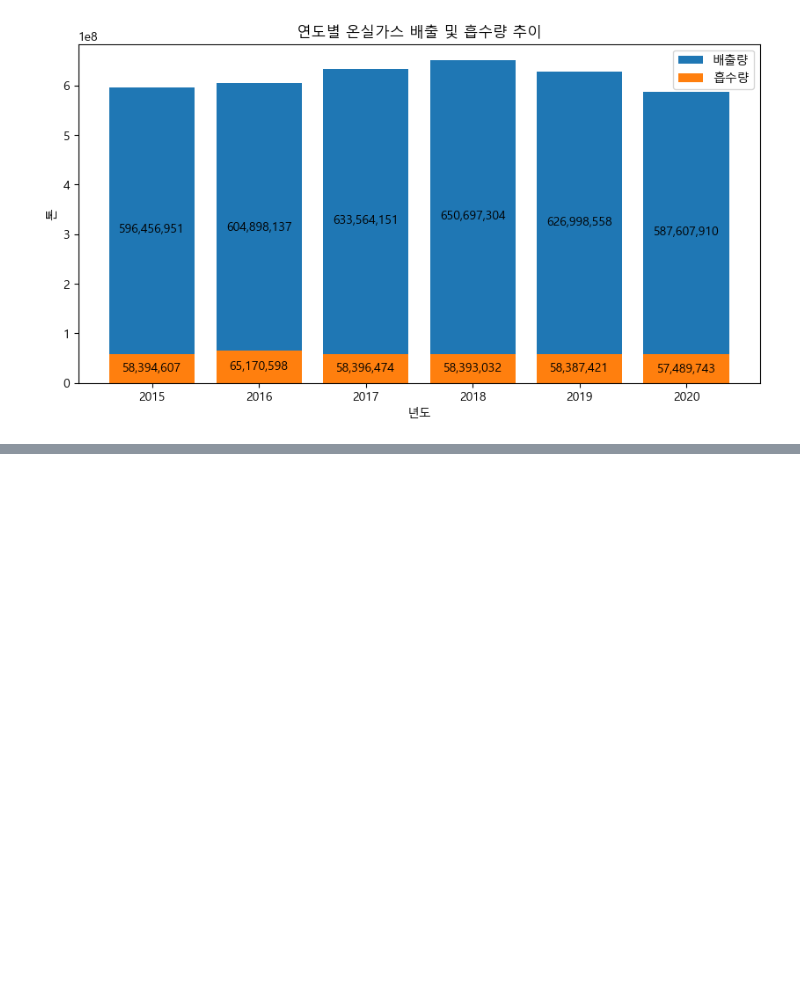
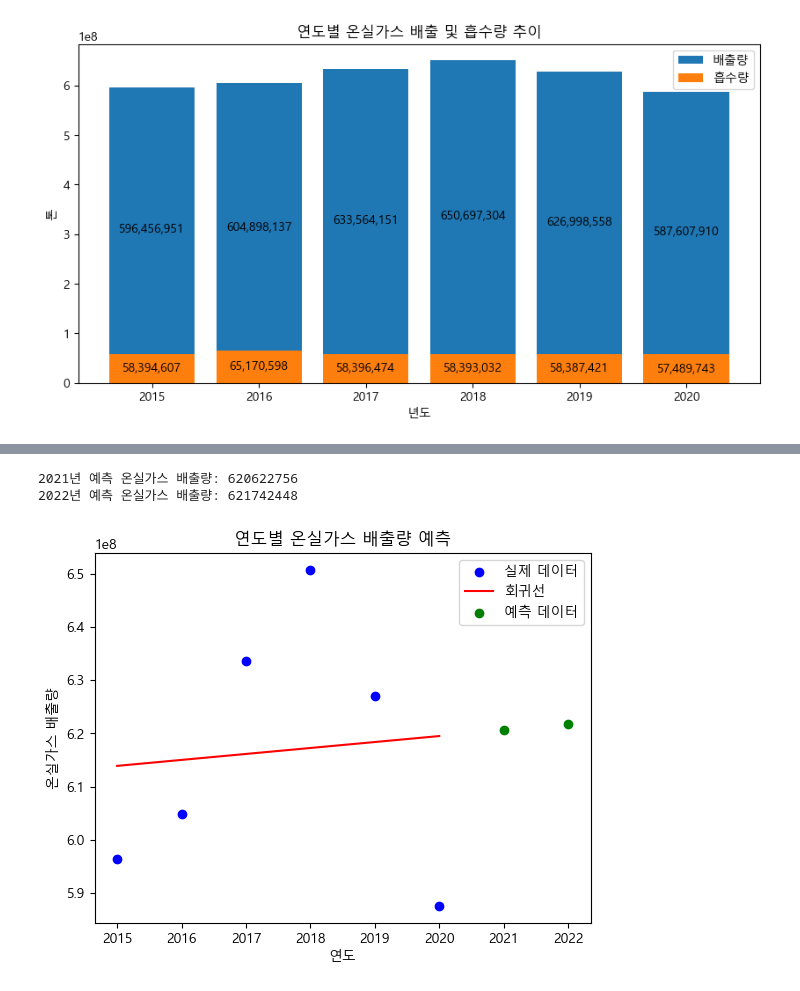
Before and after one commit to Jae-Ho-cloud/team1, a Jupyter notebook: Kim_yj.ipynb, the cells around one changed output, grey strips where cells are left out. Saved outputs shown, nothing was run; the diff lists cells and outputs as text; code cells hidden in the pictures; blank space fills up the shorter version.

```diff
--- a/Kim_yj.ipynb
+++ b/Kim_yj.ipynb
@@ -164,0 +220,49 @@ print(sum_df[['년도', '배출량 변화율', '흡수량 변화율']])
+# %%
+# 선형분석에 대한 모델링 실시.(결과에 대한 사용여부는 토의 후 결정)
+# 결론(정책개선을 뒷받침하기 위한 근거로 제시가능함.- 정책을 시행했음에도 목표달성에 유의미한 변동을 주지 못하였다.)
+
+from sklearn.linear_model import LinearRegression
+
+# 특성과 타깃 변수 정의
+X = sum_df[['년도']]  # 독립 변수 (연도)
+y = sum_df['온실가스배출량']  # 종속 변수 (온실가스 배출량)
+
+# 선형 회귀 모델 생성
+model = LinearRegression()
+
+# 모델 훈련
+model.fit(X, y)
+
+# 예측할 연도 정의 (예: 2021, 2022)
+future_years = np.array([[2021], [2022]])
+
+# 예측 수행
+predictions = model.predict(future_years)
+
+# 예측 결과 출력
+for year, pred in zip(future_years.flatten(), predictions):
+    print(f'{year}년 예측 온실가스 배출량: {pred:.0f}')
+
+import matplotlib.pyplot as plt
+
+# 실제 데이터
+plt.scatter(X, y, color='blue', label='실제 데이터')
+
+# 선형 회귀선
+plt.plot(X, model.predict(X), color='red', label='회귀선')
+
+# 예측 데이터
+plt.scatter(future_years, predictions, color='green', label='예측 데이터')
+
+# 그래프 설정
+plt.xlabel('연도')
+plt.ylabel('온실가스 배출량')
+plt.title('연도별 온실가스 배출량 예측')
+plt.legend()
+
+# 그래프 출력
+plt.show()
+# %% [output]
+2021년 예측 온실가스 배출량: 620622756
+2022년 예측 온실가스 배출량: 621742448
+[figure, added]
```
Also changed, not shown: parts of 13 cells of this notebook.
